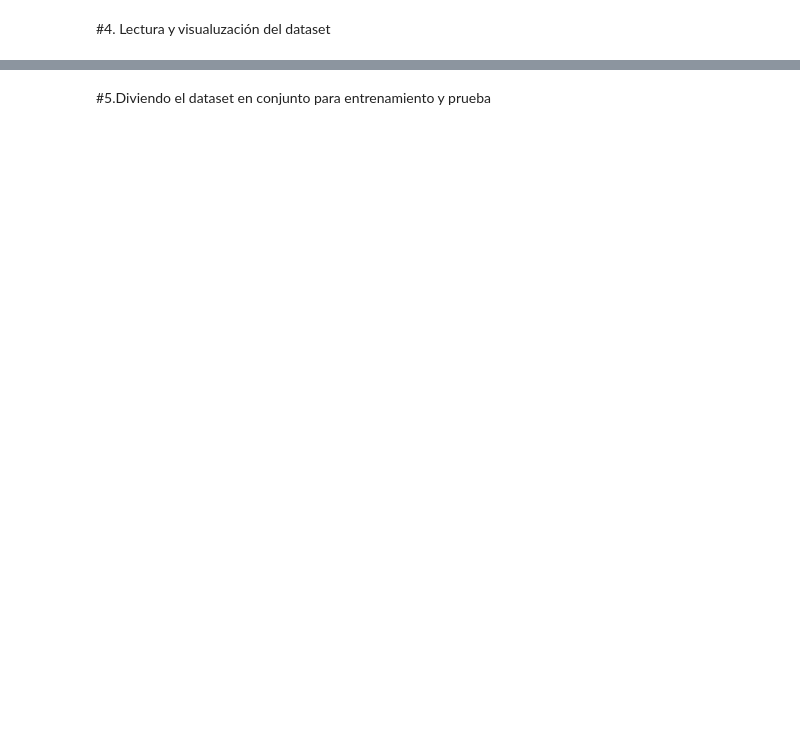
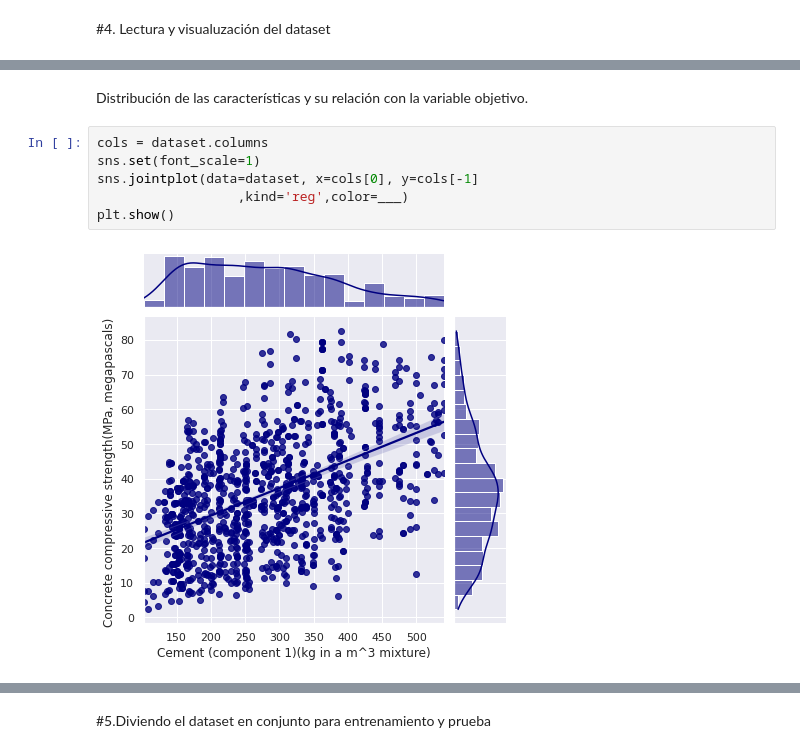
Before and after one commit to sainosmichelle/sainosmichelle.github.io, a Jupyter notebook: assets/files/Tema6/reg_lin/6.1.2 Regresion_multiple_concreto.ipynb, the cells around one changed output, grey strips where cells are left out. Cells and saved outputs as stored; diff of their text form; blank space fills up the shorter version.

```diff
--- a/assets/files/Tema6/reg_lin/6.1.2 Regresion_multiple_concreto.ipynb
+++ b/assets/files/Tema6/reg_lin/6.1.2 Regresion_multiple_concreto.ipynb
@@ -69,0 +88,10 @@ Text(0, 0.5, 'Concrete compressive strength')
+# %% [markdown]
+Distribución de las características y su relación con la variable objetivo.
+# %%
+cols = dataset.columns
+sns.set(font_scale=1)
+sns.jointplot(data=dataset, x=cols[0], y=cols[-1]
+                  ,kind='reg',color=___)
+plt.show()
+# %% [output]
+[figure, added]
```
Also changed, not shown: parts of 25 cells of this notebook, 9 other files.
